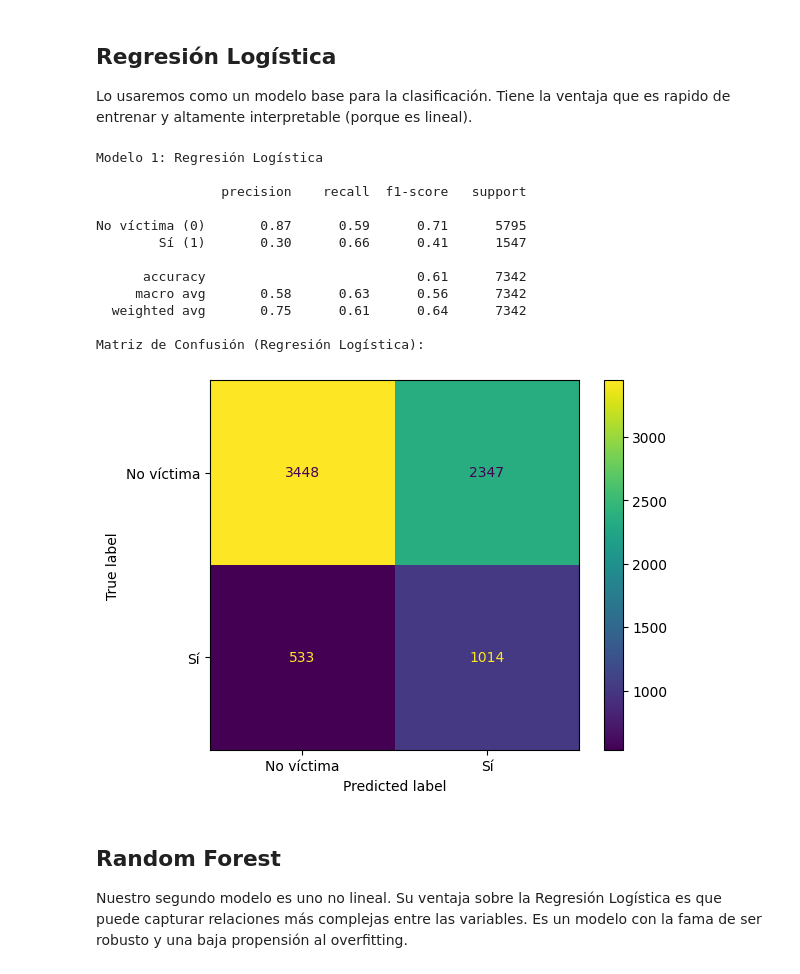
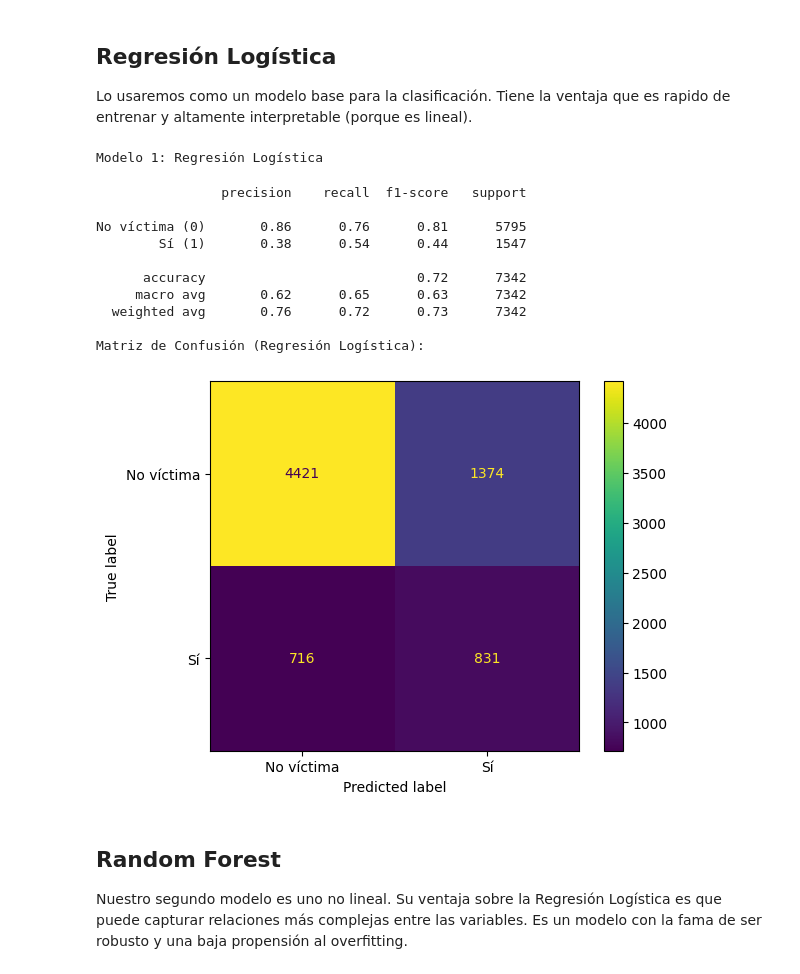
Before and after one commit to zMRGABOz/tarea_2_ia, a Jupyter notebook: src/main.ipynb, the cells around one changed output. Drawn from its saved outputs; the diff is of its cells as text; code cells hidden in the pictures.

```diff
--- a/src/main.ipynb
+++ b/src/main.ipynb
@@ -407,3 +407,27 @@ for p in ax_d.patches:
 [figure]
 # %% [markdown]
 ### Identificación de características relevantes, correlaciones y distribuciones de datos.
+# %%
+def drop_victimization_features(df, target_variable='VH_DMCS'):
+    # Prefijos asociados a la sección de victimización
+    victimization_prefixes = [
+        'SCREEN_', 'RDV_', 'RDDV_', 'VANDVHC_', 'RFV_', 'VANDVIV_', 'RVI_',
+        'RPS_', 'HUR_', 'FRB_', 'EST_', 'AGR_', 'AMEN_', 'EXT_', 'SOB_',
+        'HACK_', 'VIRUS_', 'BULLY_', 'SUPLANT_', 'ACOSO_',
+        'VH_', 'VH_DC', 'RDDV', 'HUR', 'VH_DV', 'RFV', 'RPS',
+        'VP', 'RVI', 'AGR', 'RDV', 'VH_IR', 'RVH', 'FILTRO_VEHIC', 'COSC',
+        'DEN_', 'Kish', 'Hogar_Kish', 'Conglomerado', 'Varstrat', 'Fact_'
+    ]
+
+    cols_to_drop = []
+    for col in df.columns:
+        # Solo borra la columna si no es el target y empieza con un prefijo
+        if col != target_variable and any(col.startswith(p) for p in victimization_prefixes):
+            cols_to_drop.append(col)
+
+    print(f"Se eliminarán {len(cols_to_drop)} columnas (se conserva el target '{target_variable}').")
+    return df.drop(columns=cols_to_drop, errors='ignore')
+
+df_clean = drop_victimization_features(df_informantes, target_variable='VH_DMCS')
+
+df_clean.info()
@@ -418,9 +502,12 @@ Con ello probamos dos enfoques fundamentalmente diferentes. Un Lineal vs un No-L
 # %%
 from sklearn.model_selection import train_test_split
 
-df_modelos = df_informantes
+df_modelos = df_clean
 
 y = df_modelos['VH_DMCS']
-X = df_modelos.drop(columns=['VH_DMCS'])
+X = df_modelos.select_dtypes(include=['int64', 'float64'])
+X = X.drop(columns=['VH_DMCS', 'Unnamed: 0'], errors='ignore')
+
+print(f"Forma final de X (solo features int/float): {X.shape}")
 
 X_train, X_test, y_train, y_test = train_test_split(X, y, test_size=0.3, random_state=42, stratify=y)
@@ -445,8 +534,11 @@ from sklearn.compose import ColumnTransformer
 from sklearn.metrics import classification_report, ConfusionMatrixDisplay
 
 # Definimos 2 transformadores
-numeric_features = ['rph_edad']
-categorical_features = ['nse_label', 'percepcion_label', 'rejas_label', 'region_label']
+numeric_features = ['rph_edad', 'IH_residencia_habitual']
+categorical_features = [
+    col for col in X_train.columns
+    if col not in numeric_features
+]
 
 # Pipeline para variables numéricas
 numeric_transformer = Pipeline(steps=[
@@ -463,46 +555,47 @@ categorical_transformer = Pipeline(steps=[
 # Combinar transformadores
 preprocessor_lr = ColumnTransformer(
     transformers=[
         ('num', numeric_transformer, numeric_features),
         ('cat', categorical_transformer, categorical_features)
-    ])
+    ],
+    remainder='drop'
+)
 
 # Crear el Pipeline Para LogisticRegression
 pipe_lr = Pipeline(steps=[
     ('preprocessor', preprocessor_lr),
     ('classifier', LogisticRegression(
         class_weight='balanced',
         random_state=42,
         max_iter=1000
     ))
 ])
 
 # Entrenar y Evaluar
 print("Modelo 1: Regresión Logística\n")
 pipe_lr.fit(X_train, y_train)
 y_pred_lr = pipe_lr.predict(X_test)
 
 # Mostrar Reporte de Clasificación
 print(classification_report(y_test, y_pred_lr, target_names=['No víctima (0)', 'Sí (1)']))
 
 # Mostrar Matriz de Confusión
 print("Matriz de Confusión (Regresión Logística):")
 ConfusionMatrixDisplay.from_estimator(pipe_lr, X_test, y_test, display_labels=['No víctima', 'Sí'])
 plt.show()
 # %% [output]
 Modelo 1: Regresión Logística
-
-                precision    recall  f1-score   support
-
-No víctima (0)       0.87      0.59      0.71      5795
-        Sí (1)       0.30      0.66      0.41      1547
-
-      accuracy                           0.61      7342
-     macro avg       0.58      0.63      0.56      7342
-  weighted avg       0.75      0.61      0.64      7342
-
-Matriz de Confusión (Regresión Logística):
+                precision    recall  f1-score   support
+
+No víctima (0)       0.86      0.76      0.81      5795
+        Sí (1)       0.38      0.54      0.44      1547
+
+      accuracy                           0.72      7342
+     macro avg       0.62      0.65      0.63      7342
+  weighted avg       0.76      0.72      0.73      7342
+
+Matriz de Confusión (Regresión Logística):
-[figure, old version]
+[figure, new version]
 # %% [markdown]
 ## Random Forest
 Nuestro segundo modelo es uno no lineal. Su ventaja sobre la Regresión Logística es que puede capturar relaciones más complejas entre las variables. Es un modelo con la fama de ser robusto y una baja propensión al overfitting.
```
Also changed, not shown: parts of 4 cells of this notebook.
